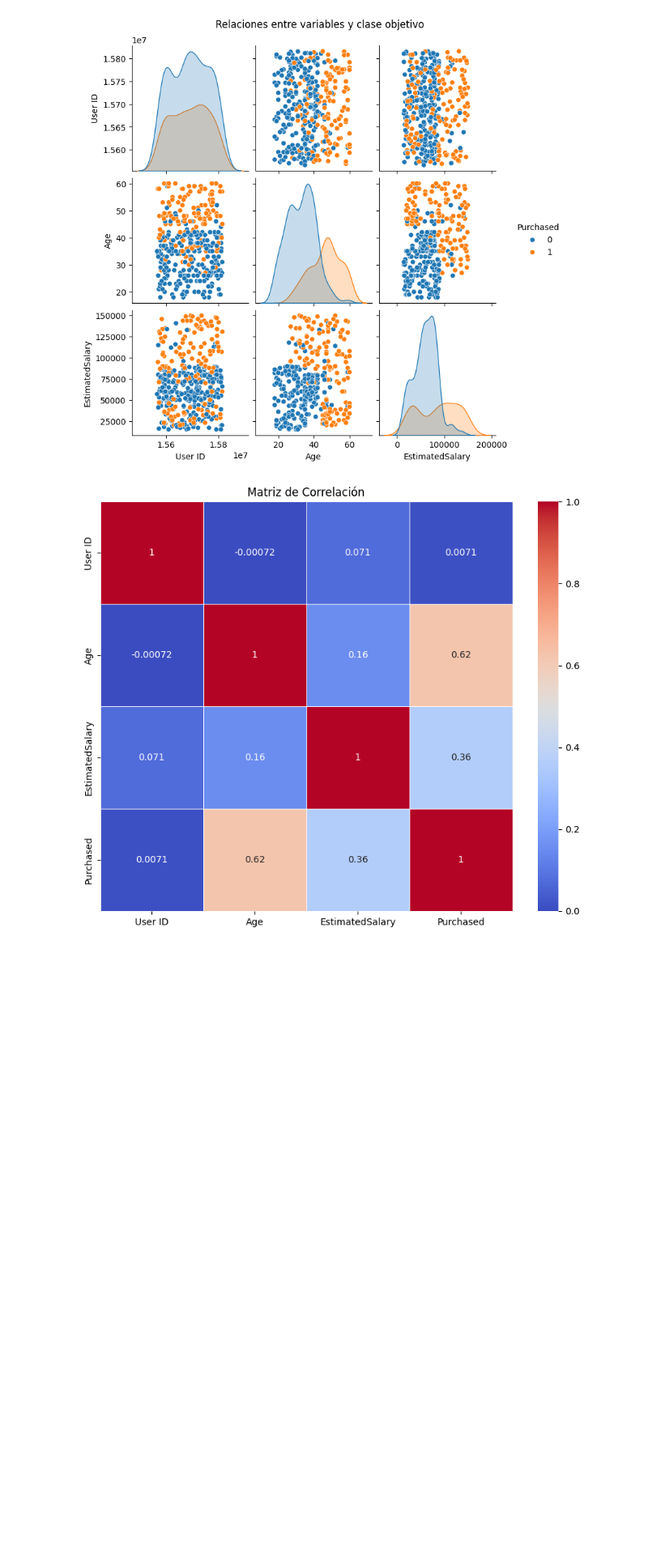
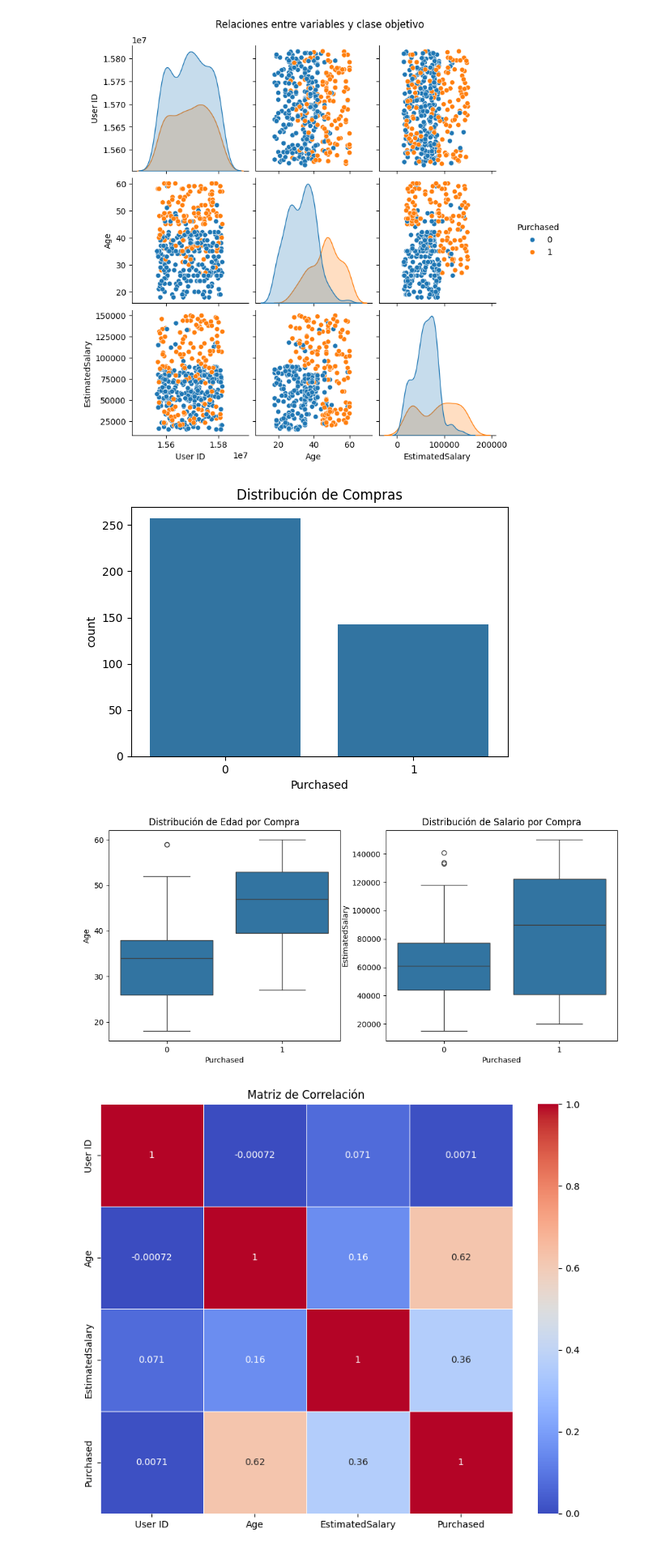
Before and after one commit to Andres-Moreta/laboratorio_semana2, a Jupyter notebook: Modelos_Supervisados_labGuiado (1).ipynb, the cells around one changed output. Shown at 81% size. Cells and saved outputs as stored; diff of their text form; code cells hidden in the pictures; blank space fills up the shorter version.

```diff
--- a/Modelos_Supervisados_labGuiado (1).ipynb
+++ b/Modelos_Supervisados_labGuiado (1).ipynb
@@ -55,6 +55,26 @@ Data columns (total 5 columns):
 max    1.581524e+07   60.000000    150000.000000    1.000000
 <Figure size 1200x800 with 0 Axes>
 [figure]
+# %%
+# Gráfico de barras para ver el balance de la clase objetivo
+plt.figure(figsize=(6, 4))
+sns.countplot(x='Purchased', data=df)
+plt.title('Distribución de Compras')
+plt.savefig('balance_clases.png')
+
+# Boxplots para detectar outliers y ver distribución entre edades y salarios según la compra
+plt.figure(figsize=(12, 5))
+plt.subplot(1, 2, 1)
+sns.boxplot(x='Purchased', y='Age', data=df)
+plt.title('Distribución de Edad por Compra')
+
+plt.subplot(1, 2, 2)
+sns.boxplot(x='Purchased', y='EstimatedSalary', data=df)
+plt.title('Distribución de Salario por Compra')
+plt.savefig('boxplots_eda.png')
+# %% [output]
+[figure, added]
+[figure, added]
 # %%
 # Matriz de correlación (solo con columnas numéricas)
 plt.figure(figsize=(10, 8))
```
Also changed, not shown: parts of 7 cells of this notebook, 14 other files.
